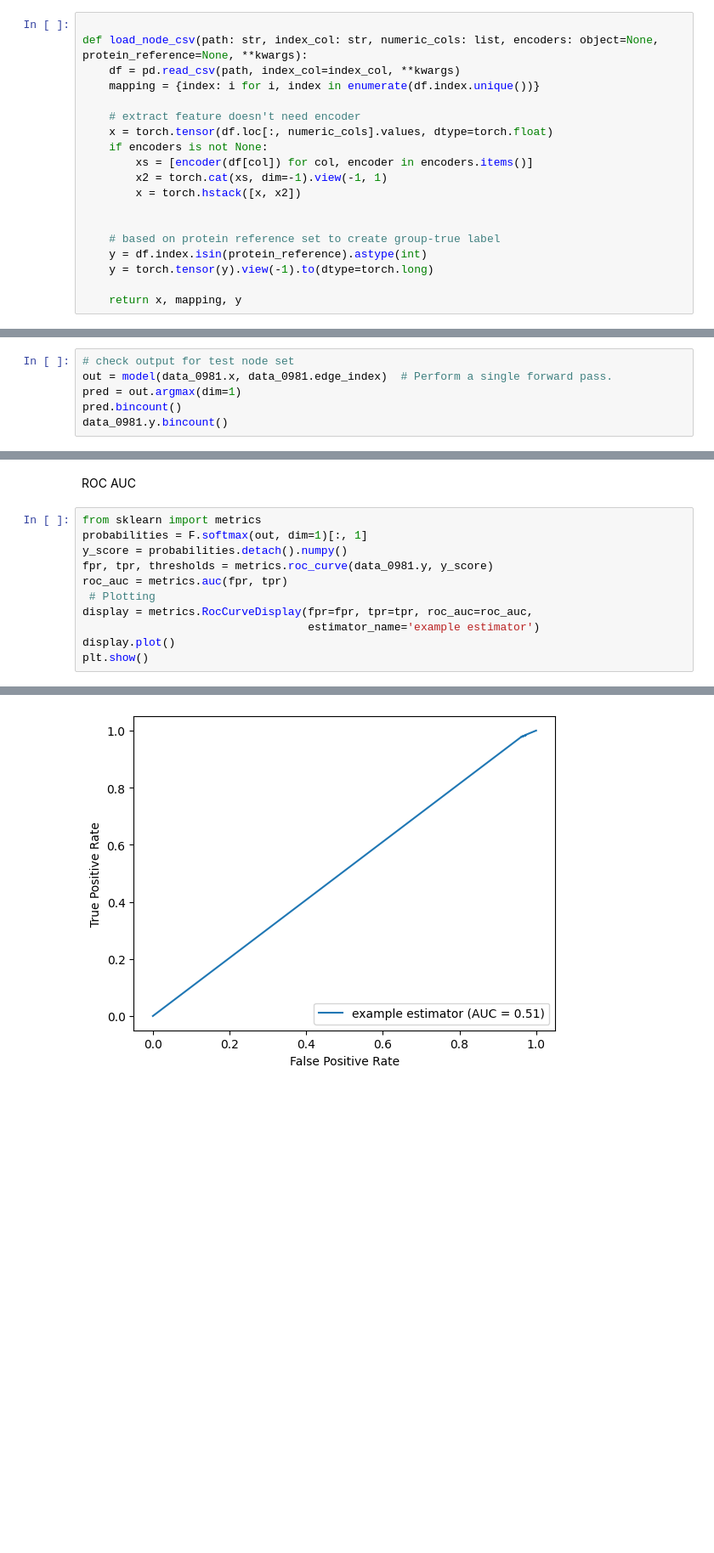
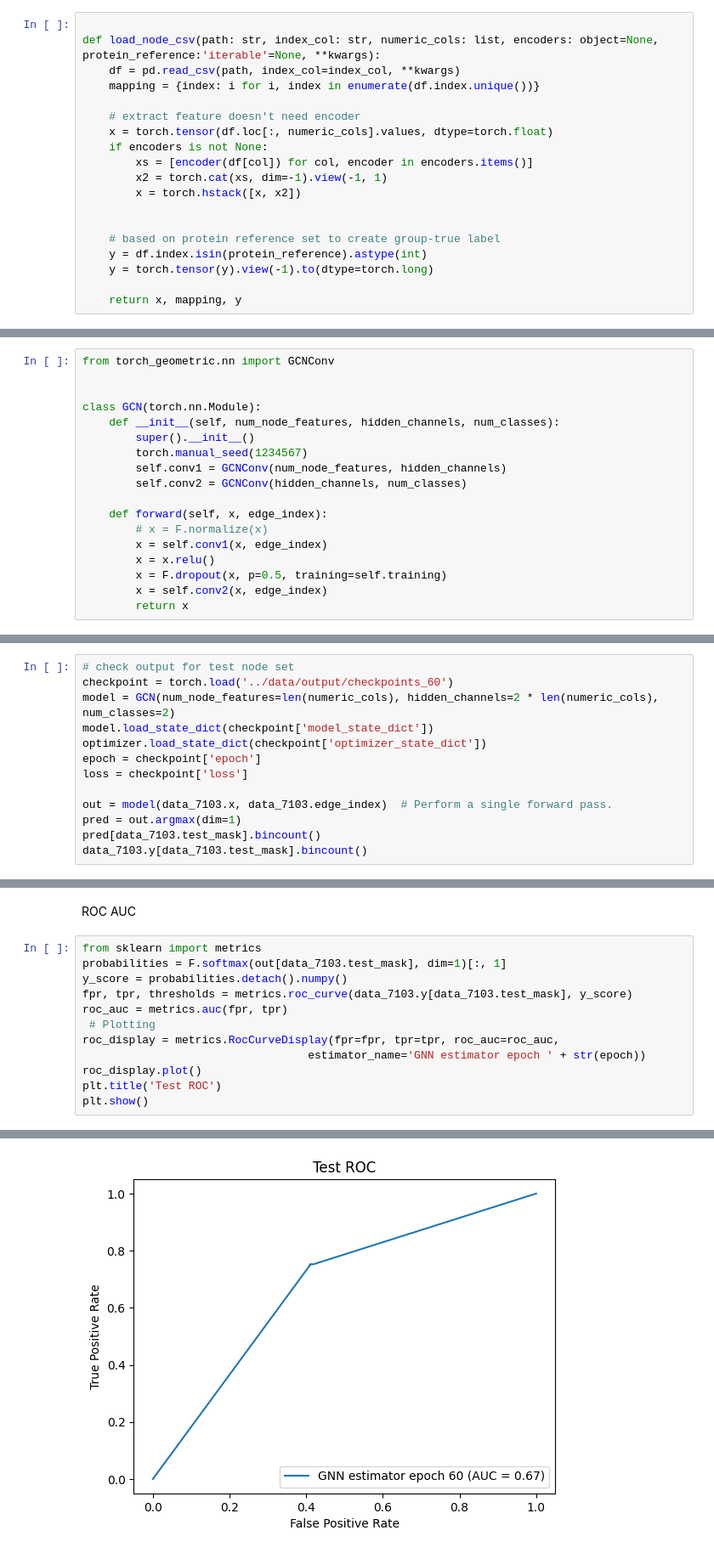
Before and after one commit to FDUguchunhui/protools, a Jupyter notebook: PPI-for-protein-detection/python-analysis/GNN-PPI.ipynb, the cells around one changed output, grey strips where cells are left out. Shown at 85% size. Drawn from its saved outputs; the diff is of its cells as text; blank space fills up the shorter version.

Commit message:
update GNN-PPI model for GCN

```diff
--- a/PPI-for-protein-detection/python-analysis/GNN-PPI.ipynb
+++ b/PPI-for-protein-detection/python-analysis/GNN-PPI.ipynb
@@ -687,6 +709,6 @@ Extend to multiple datasets case
 # %%
 
-def load_node_csv(path: str, index_col: str, numeric_cols: list, encoders: object=None, protein_reference=None, **kwargs):
+def load_node_csv(path: str, index_col: str, numeric_cols: list, encoders: object=None, protein_reference:'iterable'=None, **kwargs):
     df = pd.read_csv(path, index_col=index_col, **kwargs)
     mapping = {index: i for i, index in enumerate(df.index.unique())}
 
@@ -778,6 +802,24 @@ data_list = [data_7103, data_0981]
 loader = DataLoader(data_list)
 # %% [markdown]
 Training
+# %%
+from torch_geometric.nn import GCNConv
+
+
+class GCN(torch.nn.Module):
+    def __init__(self, num_node_features, hidden_channels, num_classes):
+        super().__init__()
+        torch.manual_seed(1234567)
+        self.conv1 = GCNConv(num_node_features, hidden_channels)
+        self.conv2 = GCNConv(hidden_channels, num_classes)
+
+    def forward(self, x, edge_index):
+        # x = F.normalize(x)
+        x = self.conv1(x, edge_index)
+        x = x.relu()
+        x = F.dropout(x, p=0.5, training=self.training)
+        x = self.conv2(x, edge_index)
+        return x
 # %%
 from IPython.display import Javascript  # Restrict height of output cell.
 display(Javascript('''google.colab.output.setIframeHeight(0, true, {maxHeight: 300})'''))
@@ -912,7 +974,14 @@ plt.show()
 # %%
 # check output for test node set
-out = model(data_0981.x, data_0981.edge_index)  # Perform a single forward pass.
+checkpoint = torch.load('../data/output/checkpoints_60')
+model = GCN(num_node_features=len(numeric_cols), hidden_channels=2 * len(numeric_cols), num_classes=2)
+model.load_state_dict(checkpoint['model_state_dict'])
+optimizer.load_state_dict(checkpoint['optimizer_state_dict'])
+epoch = checkpoint['epoch']
+loss = checkpoint['loss']
+
+out = model(data_7103.x, data_7103.edge_index)  # Perform a single forward pass.
 pred = out.argmax(dim=1)
-pred.bincount()
-data_0981.y.bincount()
+pred[data_7103.test_mask].bincount()
+data_7103.y[data_7103.test_mask].bincount()
 # %% [output]
@@ -922,14 +1114,15 @@ tensor([7348, 3270])
 ROC AUC
 # %%
 from sklearn import metrics
-probabilities = F.softmax(out, dim=1)[:, 1]
+probabilities = F.softmax(out[data_7103.test_mask], dim=1)[:, 1]
 y_score = probabilities.detach().numpy()
-fpr, tpr, thresholds = metrics.roc_curve(data_0981.y, y_score)
+fpr, tpr, thresholds = metrics.roc_curve(data_7103.y[data_7103.test_mask], y_score)
 roc_auc = metrics.auc(fpr, tpr)
  # Plotting
-display = metrics.RocCurveDisplay(fpr=fpr, tpr=tpr, roc_auc=roc_auc,
-                                  estimator_name='example estimator')
-display.plot()
+roc_display = metrics.RocCurveDisplay(fpr=fpr, tpr=tpr, roc_auc=roc_auc,
+                                  estimator_name='GNN estimator epoch ' + str(epoch))
+roc_display.plot()
+plt.title('Test ROC')
 plt.show()
 # %% [output]
 <sklearn.metrics._plot.roc_curve.RocCurveDisplay at 0x...>
@@ -936 +1130 @@ plt.show()
-[figure, old version]
+[figure, new version]
```
Also changed, not shown: parts of 52 cells of this notebook, 7 other files.
